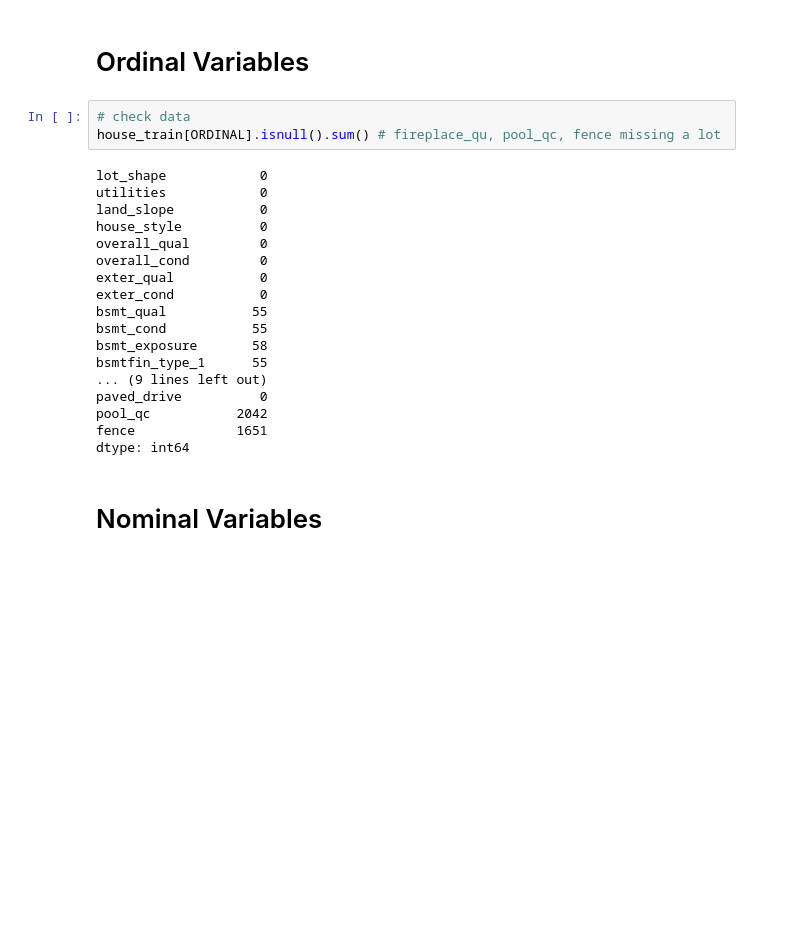
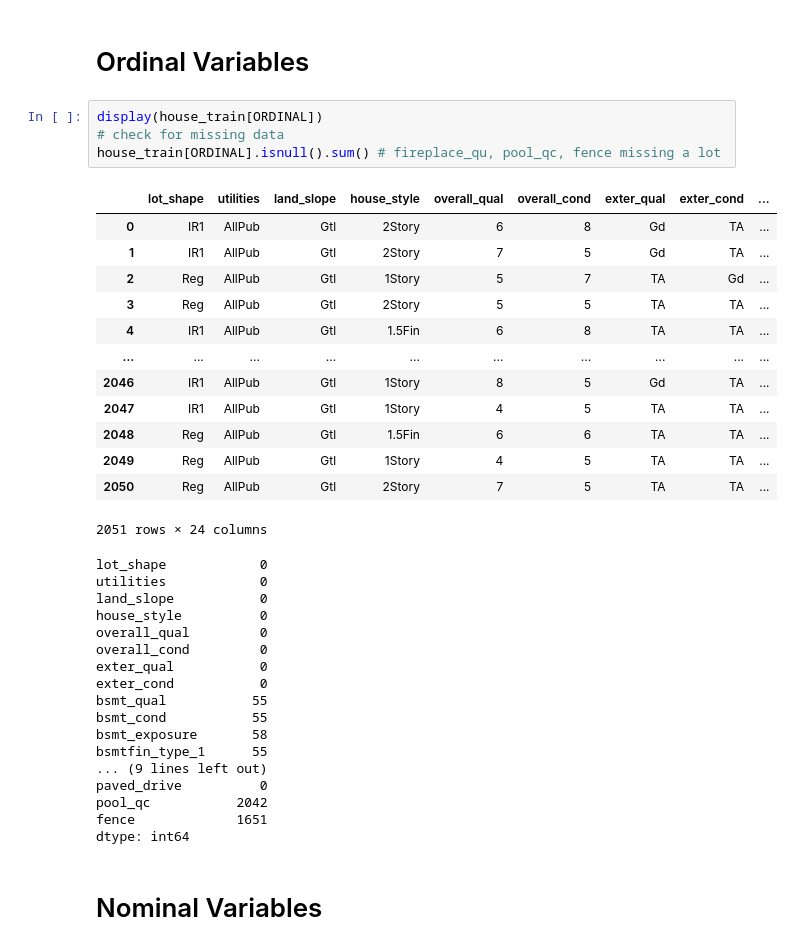
Before and after one commit to AlexSpradling/Home-Price-Prediction-in-Ames-IA, a Jupyter notebook: code/data_cleaning.ipynb, the cells around one changed output. Cells and saved outputs as stored; diff of their text form; blank space fills up the shorter version.

Commit message:
continued data cleaning, changed discrete and continuous dtypes

```diff
--- a/code/data_cleaning.ipynb
+++ b/code/data_cleaning.ipynb
@@ -78,26 +111,40 @@ dtype: int64
 # %% [markdown]
 # Ordinal Variables
 # %%
-# check data
+display(house_train[ORDINAL])
+# check for missing data
 house_train[ORDINAL].isnull().sum() # fireplace_qu, pool_qc, fence missing a lot
 # %% [output]
+|  | lot_shape | utilities | land_slope | house_style | overall_qual | overall_cond | exter_qual | exter_cond | ... |
+| 0 | IR1 | AllPub | Gtl | 2Story | 6 | 8 | Gd | TA | ... |
+| 1 | IR1 | AllPub | Gtl | 2Story | 7 | 5 | Gd | TA | ... |
+| 2 | Reg | AllPub | Gtl | 1Story | 5 | 7 | TA | Gd | ... |
+| 3 | Reg | AllPub | Gtl | 2Story | 5 | 5 | TA | TA | ... |
+| 4 | IR1 | AllPub | Gtl | 1.5Fin | 6 | 8 | TA | TA | ... |
+| ... | ... | ... | ... | ... | ... | ... | ... | ... | ... |
+| 2046 | IR1 | AllPub | Gtl | 1Story | 8 | 5 | Gd | TA | ... |
+| 2047 | IR1 | AllPub | Gtl | 1Story | 4 | 5 | TA | TA | ... |
+| 2048 | Reg | AllPub | Gtl | 1.5Fin | 6 | 6 | TA | TA | ... |
+| 2049 | Reg | AllPub | Gtl | 1Story | 4 | 5 | TA | TA | ... |
+| 2050 | Reg | AllPub | Gtl | 2Story | 7 | 5 | TA | TA | ... |
-lot_shape            0
-utilities            0
-land_slope           0
-house_style          0
-overall_qual         0
-overall_cond         0
-exter_qual           0
-exter_cond           0
-bsmt_qual           55
-bsmt_cond           55
-bsmt_exposure       58
-bsmtfin_type_1      55
-... (9 lines left out)
-paved_drive          0
-pool_qc           2042
-fence             1651
-dtype: int64
+2051 rows × 24 columns
+lot_shape            0
+utilities            0
+land_slope           0
+house_style          0
+overall_qual         0
+overall_cond         0
+exter_qual           0
+exter_cond           0
+bsmt_qual           55
+bsmt_cond           55
+bsmt_exposure       58
+bsmtfin_type_1      55
+... (9 lines left out)
+paved_drive          0
+pool_qc           2042
+fence             1651
+dtype: int64
 # %% [markdown]
 # Nominal Variables
 # %%
```
Also changed, not shown: parts of 20 cells of this notebook.
